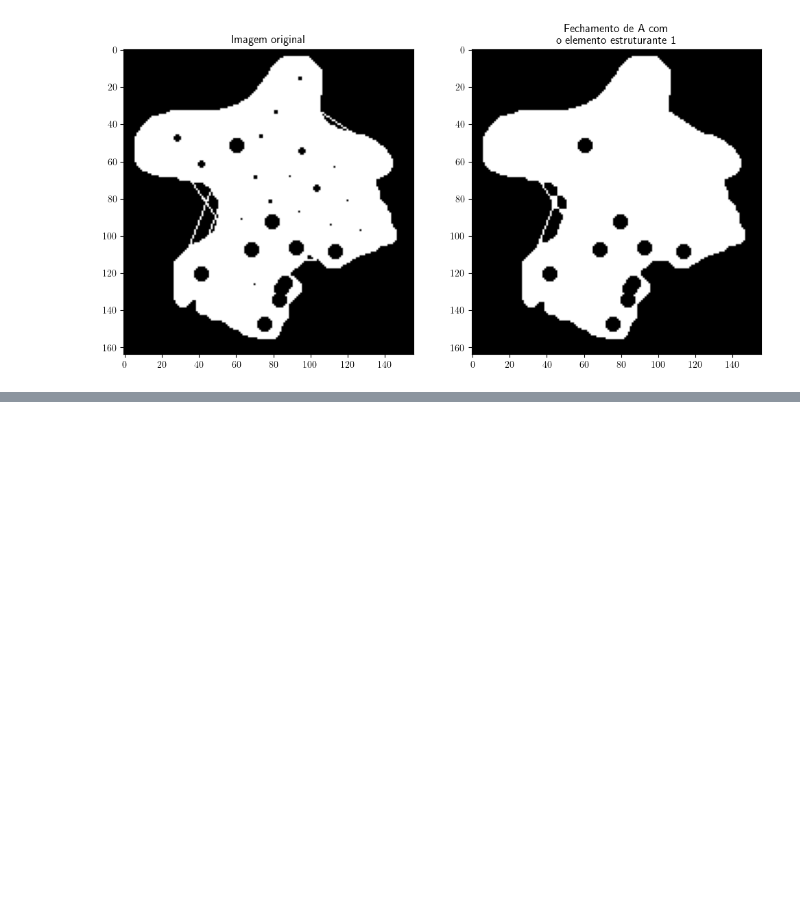
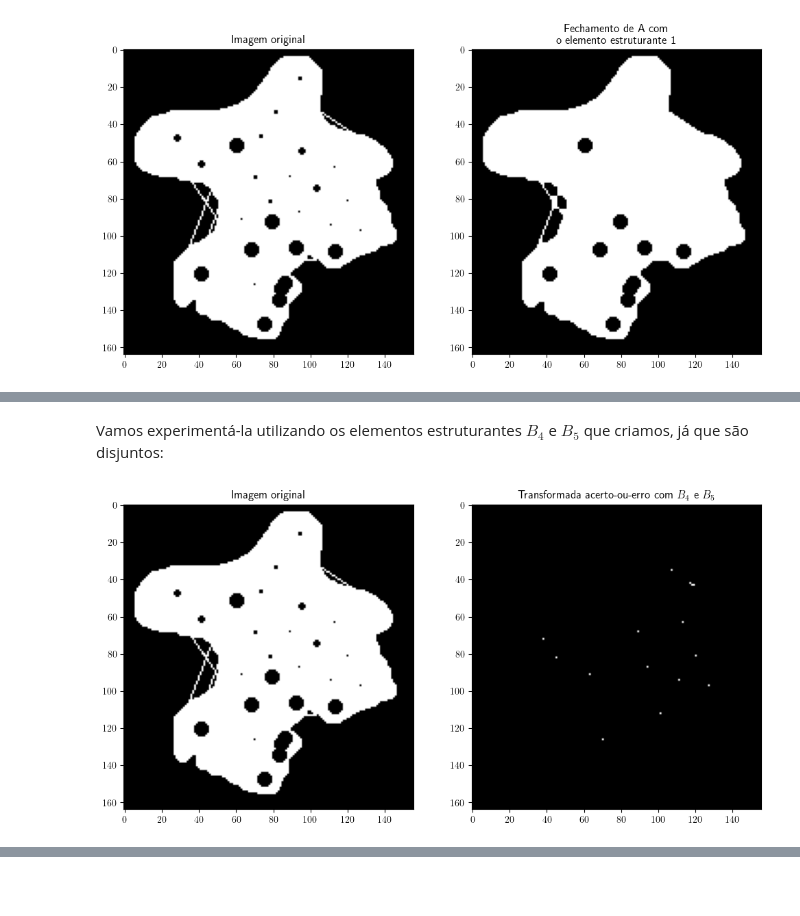
Before and after one commit to lamac-uece/tutoriais-lamac, a Jupyter notebook: processamento_de_imagens/morfologia_matematica.ipynb, the cells around one changed output, grey strips where cells are left out. Saved outputs shown, nothing was run; the diff lists cells and outputs as text; code cells hidden in the pictures; blank space fills up the shorter version.

```diff
--- a/processamento_de_imagens/morfologia_matematica.ipynb
+++ b/processamento_de_imagens/morfologia_matematica.ipynb
@@ -442,0 +459,16 @@ plt.show()
+# %%
+def acerto_ou_erro(A, B1, B2):
+    return subtracao_de_minkowski(A, B1) & subtracao_de_minkowski(~A, B2)
+# %% [markdown]
+Vamos experimentá-la utilizando os elementos estruturantes $B_4$ e $B_5$ que criamos, já que são disjuntos:
+# %%
+res = acerto_ou_erro(img_bin, es4, es5)
+
+_, ax = plt.subplots(1,2, figsize=(12,6))
+ax[0].imshow(img_bin, cmap='gray')
+ax[0].set_title('Imagem original')
+ax[1].imshow(res, cmap='gray')
+ax[1].set_title(r'Transformada acerto-ou-erro com $B_4$ e $B_5$')
+plt.show()
+# %% [output]
+[figure, added]
```
Also changed, not shown: parts of 22 cells of this notebook.
